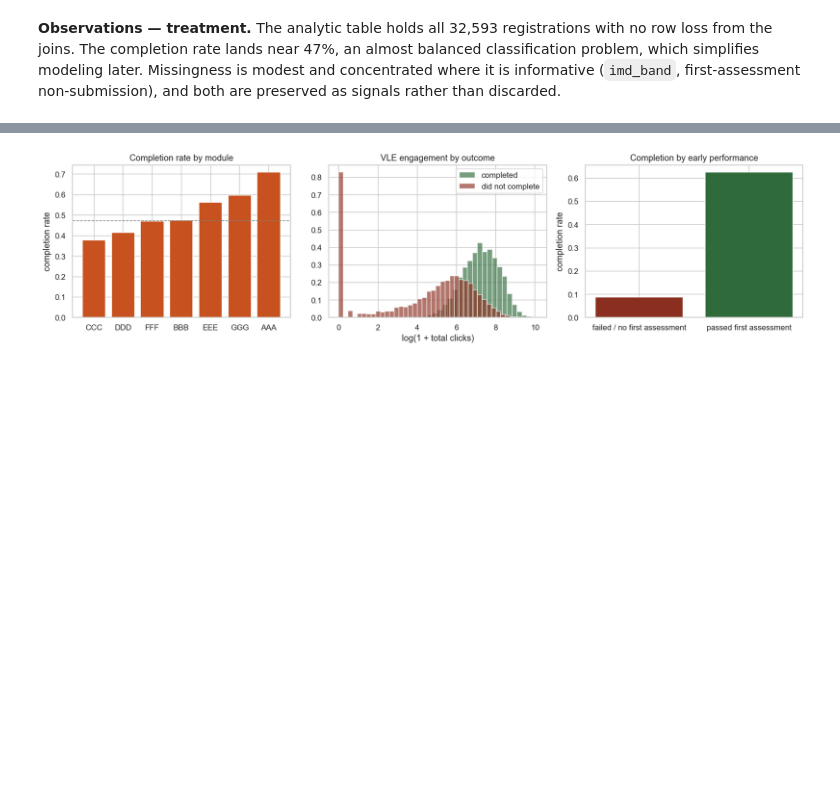
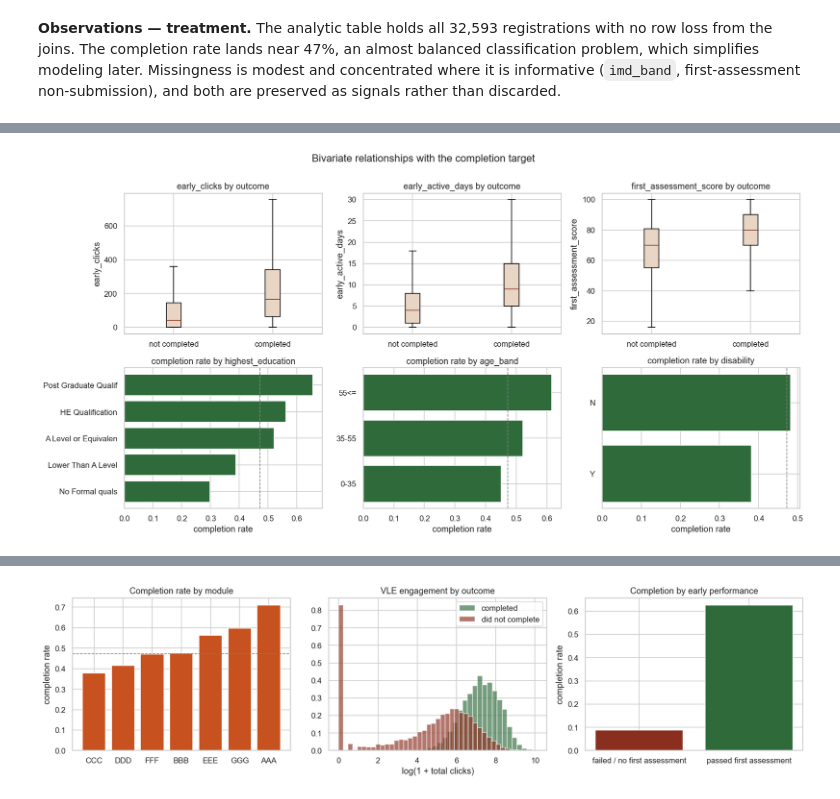
Before and after one commit to ekowhinson/oulad-completion-capstone, a Jupyter notebook: notebooks/oulad_completion_analysis.ipynb, the cells around one changed output, grey strips where cells are left out. Cells and saved outputs as stored; diff of their text form; code cells hidden in the pictures; blank space fills up the shorter version.

```diff
--- a/notebooks/oulad_completion_analysis.ipynb
+++ b/notebooks/oulad_completion_analysis.ipynb
@@ -211,0 +222,9 @@ are preserved as signals rather than discarded.
+# %%
+NUMERIC_VARS = ["total_clicks", "active_days", "early_clicks", "early_active_days",
+                "first_assessment_score", "num_of_prev_attempts", "studied_credits",
+                "date_registration"]
+uni = base[NUMERIC_VARS].describe().T[["count", "mean", "50%", "std", "min", "max"]]
+uni.columns = ["n", "mean", "median", "sd", "min", "max"]
+uni["skew"] = base[NUMERIC_VARS].skew()
+print("Univariate summary - numeric variables")
+print(uni.round(2).to_string())
@@ -211,0 +322,14 @@ are preserved as signals rather than discarded.
+# %%
+rows = []
+for col in CAT_VARS[1:]:                      # skip final_result: it defines the target
+    ct = pd.crosstab(base[col], base["completion"])
+    chi2, p, dof, _ = chi2_contingency(ct)
+    v = np.sqrt(chi2 / (ct.values.sum() * (min(ct.shape) - 1)))
+    rates = base.groupby(col)["completion"].mean()
+    rows.append({"variable": col, "categories": ct.shape[0],
+                 "lowest rate": rates.min(), "highest rate": rates.max(),
+                 "spread": rates.max() - rates.min(),
+                 "chi2": chi2, "dof": dof, "p": p, "cramers_v": v})
+bi_cat = pd.DataFrame(rows).sort_values("cramers_v", ascending=False)
+print("Bivariate - categorical predictors vs completion")
+print(bi_cat.round(4).to_string(index=False))
@@ -211,0 +344,19 @@ are preserved as signals rather than discarded.
+# %%
+fig, axes = plt.subplots(2, 3, figsize=(15, 7.5))
+for ax, col in zip(axes.ravel()[:3], ["early_clicks", "early_active_days",
+                                      "first_assessment_score"]):
+    d0 = base.loc[base.completion == 0, col].dropna()
+    d1 = base.loc[base.completion == 1, col].dropna()
+    ax.boxplot([d0, d1], labels=["not completed", "completed"], showfliers=False,
+               patch_artist=True, boxprops=dict(facecolor="#E8D5C4"),
+               medianprops=dict(color="#8A2F1F"))
+    ax.set_title(col + " by outcome"); ax.set_ylabel(col)
+for ax, col in zip(axes.ravel()[3:], ["highest_education", "age_band", "disability"]):
+    rates = base.groupby(col)["completion"].mean().sort_values()
+    ax.barh([str(i)[:20] for i in rates.index], rates.values, color="#2F6B3A")
+    ax.axvline(base.completion.mean(), ls="--", c="gray", lw=1)
+    ax.set_title("completion rate by " + col); ax.set_xlabel("completion rate")
+plt.suptitle("Bivariate relationships with the completion target", y=1.00)
+plt.tight_layout(); plt.show()
+# %% [output]
+[figure, added]
```
Also changed, not shown: parts of 21 cells of this notebook.
